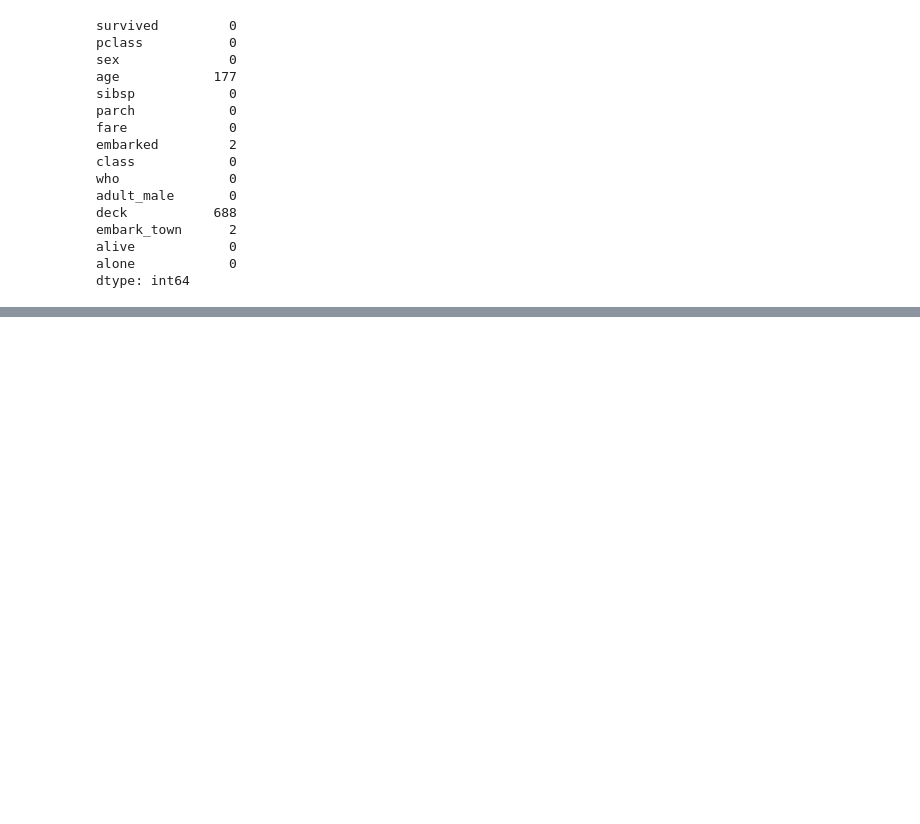
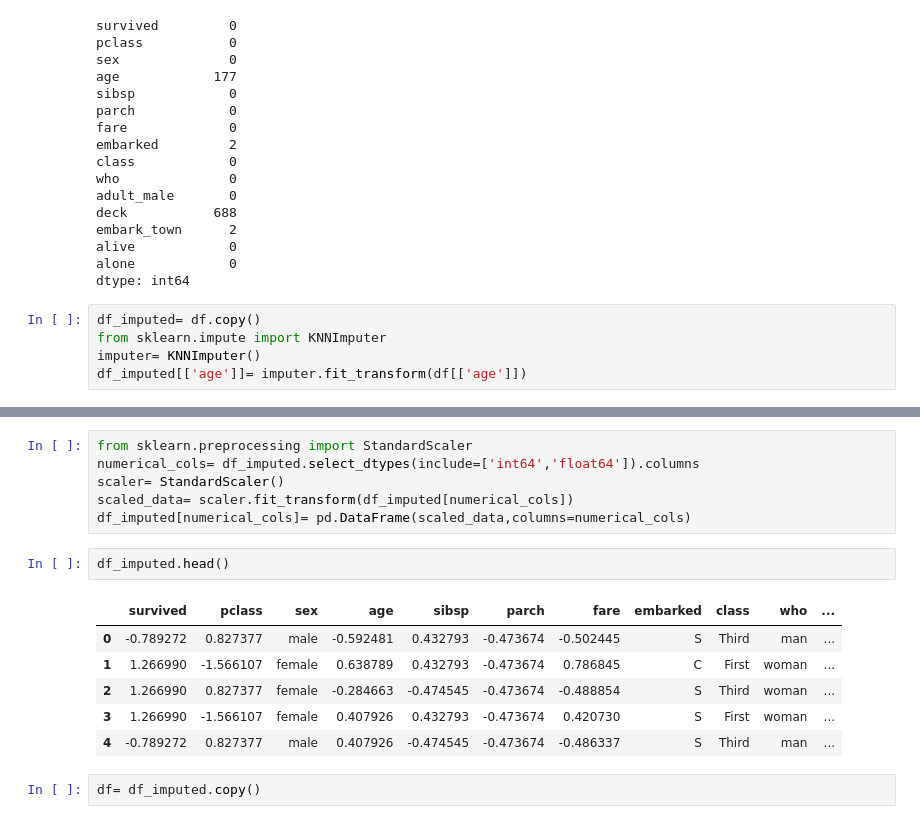
Before and after one commit to 23CSE301-MLB/encoding-binning-fscaling-Shravanthi20, a Jupyter notebook: week3.ipynb, the cells around one changed output, grey strips where cells are left out. Drawn from its saved outputs; the diff is of its cells as text; blank space fills up the shorter version.

```diff
--- a/week3.ipynb
+++ b/week3.ipynb
@@ -35,3 +54,8 @@ embark_town      2
 alive            0
 alone            0
 dtype: int64
+# %%
+df_imputed= df.copy()
+from sklearn.impute import KNNImputer
+imputer= KNNImputer()
+df_imputed[['age']]= imputer.fit_transform(df[['age']])
@@ -37,0 +104,17 @@ dtype: int64
+# %%
+from sklearn.preprocessing import StandardScaler
+numerical_cols= df_imputed.select_dtypes(include=['int64','float64']).columns
+scaler= StandardScaler()
+scaled_data= scaler.fit_transform(df_imputed[numerical_cols])
+df_imputed[numerical_cols]= pd.DataFrame(scaled_data,columns=numerical_cols)
+# %%
+df_imputed.head()
+# %% [output]
+|  | survived | pclass | sex | age | sibsp | parch | fare | embarked | class | who | ... |
+| 0 | -0.789272 | 0.827377 | male | -0.592481 | 0.432793 | -0.473674 | -0.502445 | S | Third | man | ... |
+| 1 | 1.266990 | -1.566107 | female | 0.638789 | 0.432793 | -0.473674 | 0.786845 | C | First | woman | ... |
+| 2 | 1.266990 | 0.827377 | female | -0.284663 | -0.474545 | -0.473674 | -0.488854 | S | Third | woman | ... |
+| 3 | 1.266990 | -1.566107 | female | 0.407926 | 0.432793 | -0.473674 | 0.420730 | S | First | woman | ... |
+| 4 | -0.789272 | 0.827377 | male | 0.407926 | -0.474545 | -0.473674 | -0.486337 | S | Third | man | ... |
+# %%
+df= df_imputed.copy()
```
Also changed, not shown: parts of 11 cells of this notebook.
